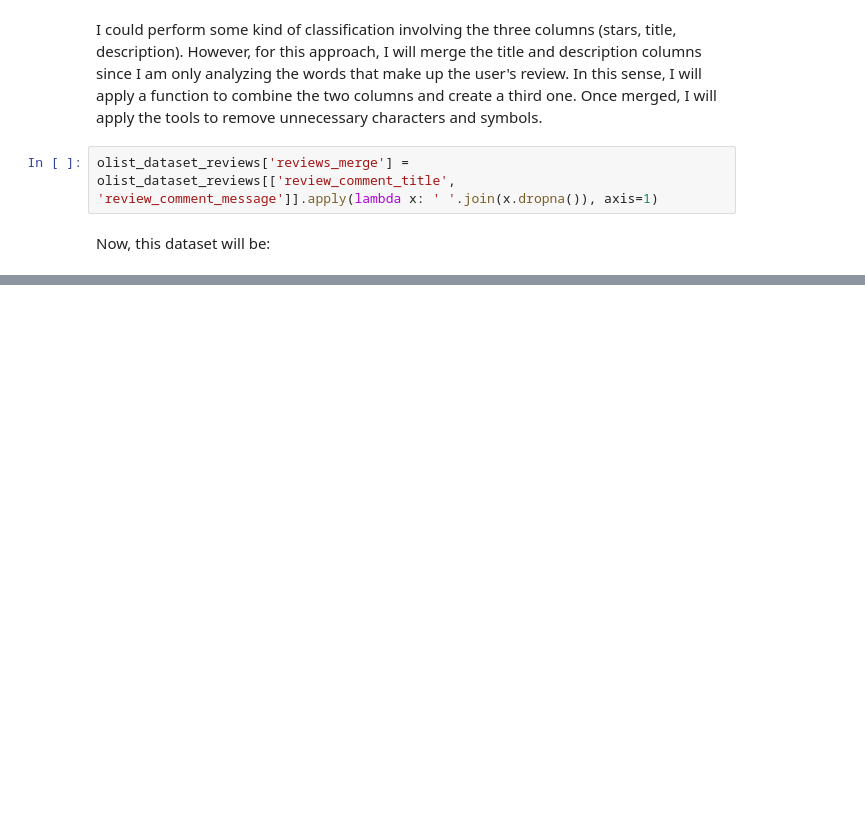
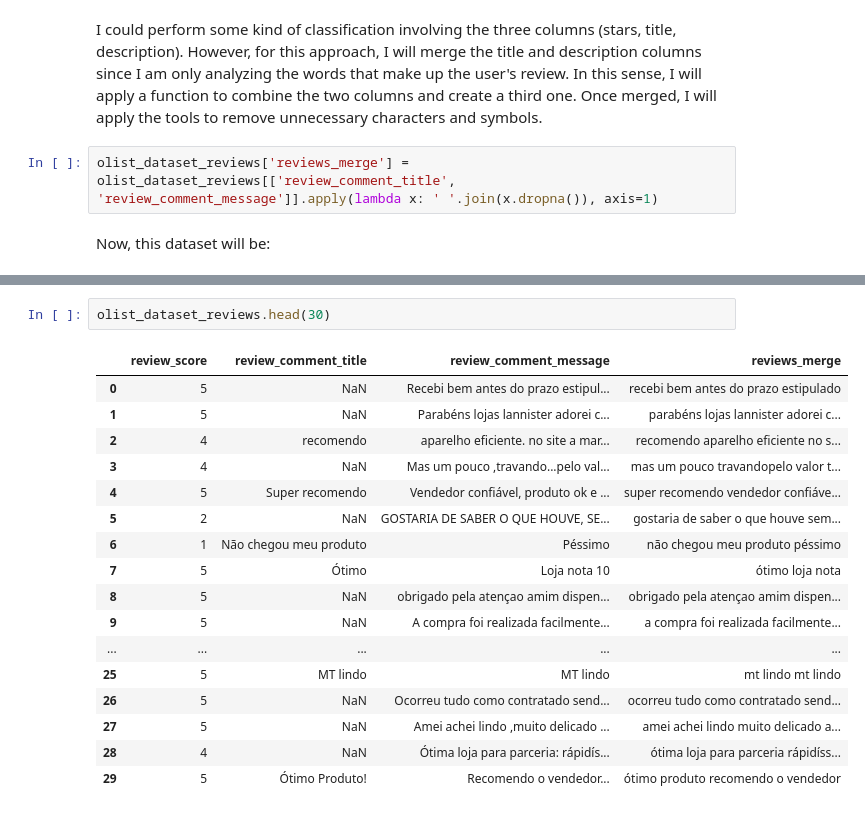
Before and after one commit to AndersonIvanildo/star-classifier-predictor, a Jupyter notebook: notebooks/classifier_reviews.ipynb, the cells around one changed output, grey strips where cells are left out. Drawn from its saved outputs; the diff is of its cells as text; blank space fills up the shorter version.

```diff
--- a/notebooks/classifier_reviews.ipynb
+++ b/notebooks/classifier_reviews.ipynb
@@ -499,0 +566,20 @@ olist_dataset_reviews.head(20)
+# %%
+olist_dataset_reviews.head(30)
+# %% [output]
+|  | review_score | review_comment_title | review_comment_message | reviews_merge |
+| 0 | 5 | NaN | Recebi bem antes do prazo estipul... | recebi bem antes do prazo estipulado |
+| 1 | 5 | NaN | Parabéns lojas lannister adorei c... | parabéns lojas lannister adorei c... |
+| 2 | 4 | recomendo | aparelho eficiente. no site a mar... | recomendo aparelho eficiente no s... |
+| 3 | 4 | NaN | Mas um pouco ,travando...pelo val... | mas um pouco travandopelo valor t... |
+| 4 | 5 | Super recomendo | Vendedor confiável, produto ok e ... | super recomendo vendedor confiáve... |
+| 5 | 2 | NaN | GOSTARIA DE SABER O QUE HOUVE, SE... | gostaria de saber o que houve sem... |
+| 6 | 1 | Não chegou meu produto | Péssimo | não chegou meu produto péssimo |
+| 7 | 5 | Ótimo | Loja nota 10 | ótimo loja nota |
+| 8 | 5 | NaN | obrigado pela atençao amim dispen... | obrigado pela atençao amim dispen... |
+| 9 | 5 | NaN | A compra foi realizada facilmente... | a compra foi realizada facilmente... |
+| ... | ... | ... | ... | ... |
+| 25 | 5 | MT lindo | MT lindo | mt lindo mt lindo |
+| 26 | 5 | NaN | Ocorreu tudo como contratado send... | ocorreu tudo como contratado send... |
+| 27 | 5 | NaN | Amei achei lindo ,muito delicado ... | amei achei lindo muito delicado a... |
+| 28 | 4 | NaN | Ótima loja para parceria: rápidís... | ótima loja para parceria rápidíss... |
+| 29 | 5 | Ótimo Produto! | Recomendo o vendedor... | ótimo produto recomendo o vendedor |
```
Also changed, not shown: parts of 8 cells of this notebook.
